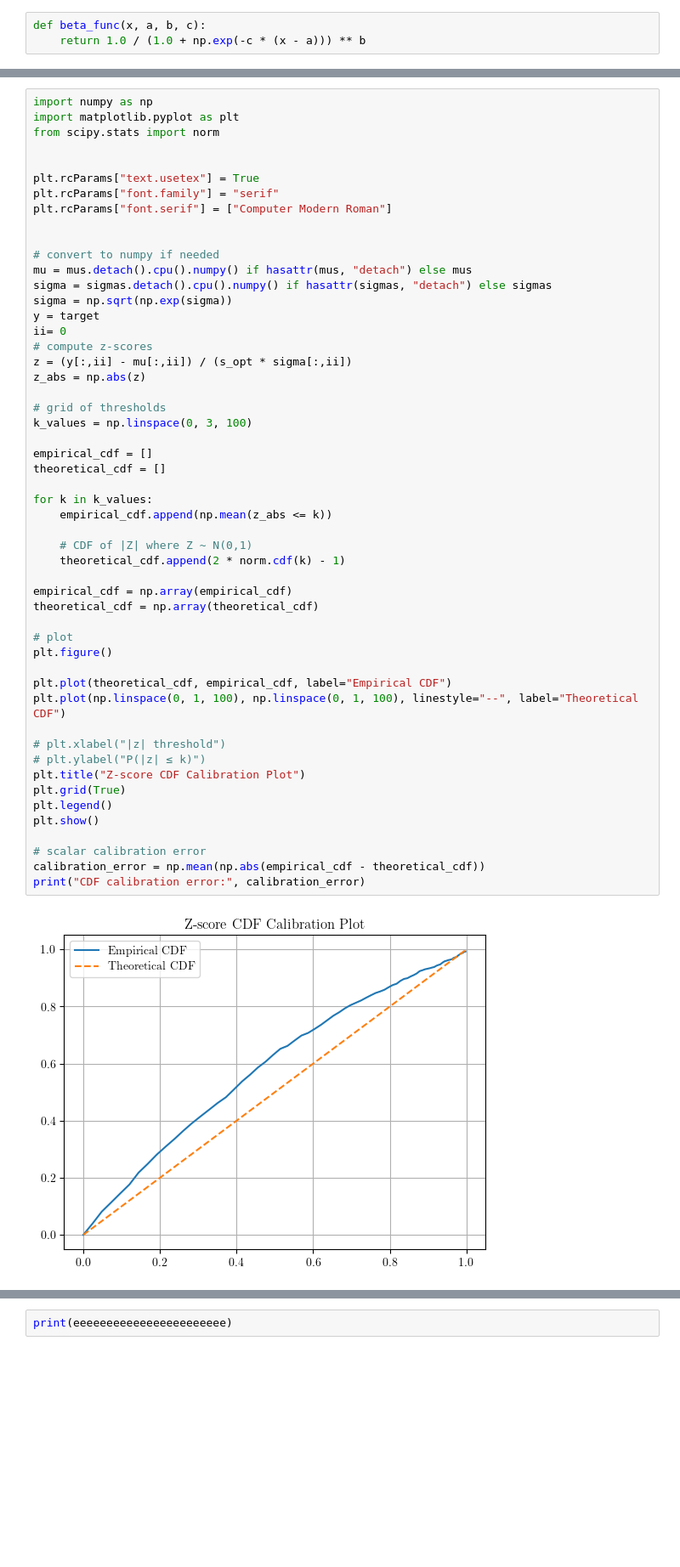
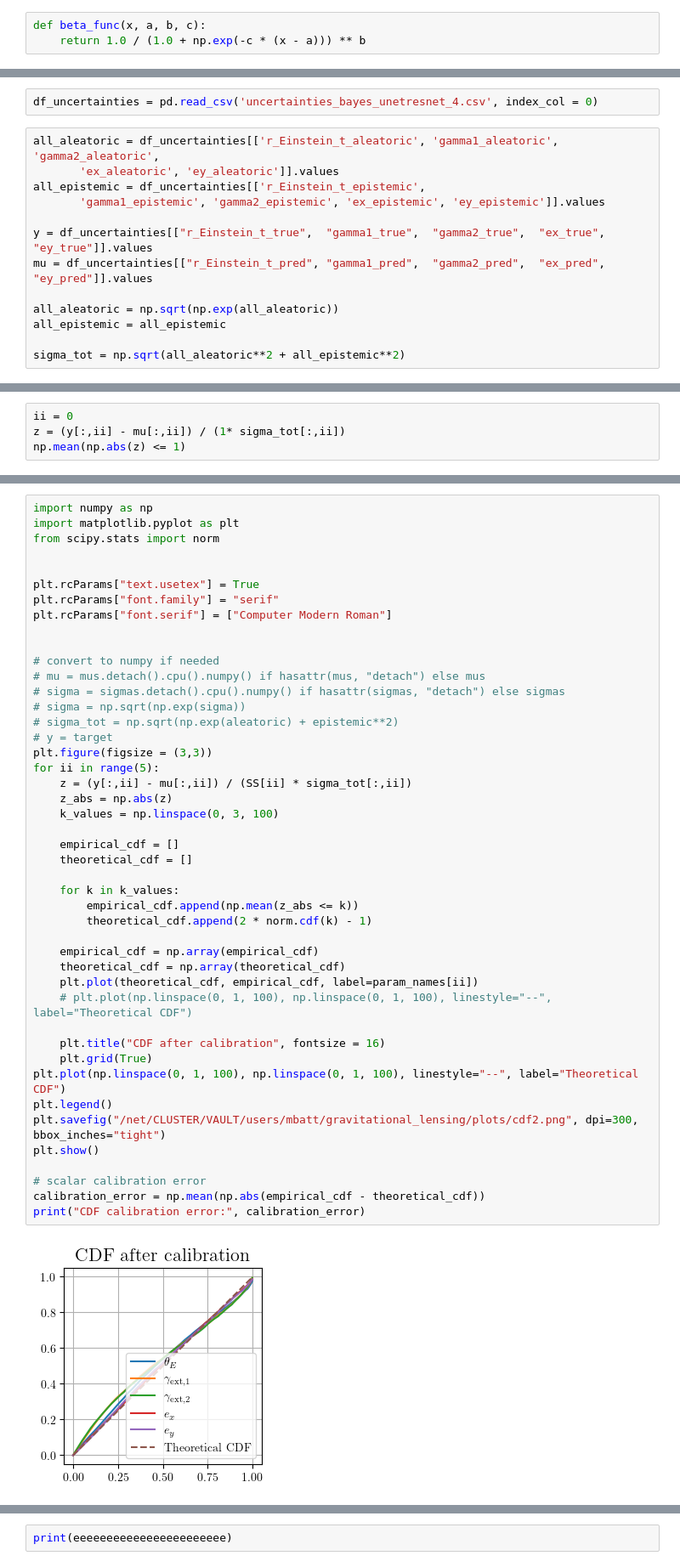
Before and after one commit to matthbatt/Deep-learning-gravitational-lensing, a Jupyter notebook: ResNet_bayesian.ipynb, the cells around one changed output, grey strips where cells are left out. Shown at 85% size. Drawn from its saved outputs; the diff is of its cells as text; blank space fills up the shorter version.

```diff
--- a/ResNet_bayesian.ipynb
+++ b/ResNet_bayesian.ipynb
@@ -475,3 +509,18 @@ plt.show()
+# %%
+df_uncertainties = pd.read_csv('uncertainties_bayes_unetresnet_4.csv', index_col = 0)
+# %%
+all_aleatoric = df_uncertainties[['r_Einstein_t_aleatoric', 'gamma1_aleatoric', 'gamma2_aleatoric',
+       'ex_aleatoric', 'ey_aleatoric']].values
+all_epistemic = df_uncertainties[['r_Einstein_t_epistemic',
+       'gamma1_epistemic', 'gamma2_epistemic', 'ex_epistemic', 'ey_epistemic']].values
+
+y = df_uncertainties[["r_Einstein_t_true",	"gamma1_true",	"gamma2_true",	"ex_true",	"ey_true"]].values
+mu = df_uncertainties[["r_Einstein_t_pred",	"gamma1_pred",	"gamma2_pred",	"ex_pred",	"ey_pred"]].values
+
+all_aleatoric = np.sqrt(np.exp(all_aleatoric))
+all_epistemic = all_epistemic
+
+sigma_tot = np.sqrt(all_aleatoric**2 + all_epistemic**2)
 # %%
 import numpy as np
 import matplotlib.pyplot as plt
@@ -563,0 +597,4 @@ Optimal uncertainty scale s: 0.7567567567567568
+# %%
+ii = 0
+z = (y[:,ii] - mu[:,ii]) / (1* sigma_tot[:,ii])
+np.mean(np.abs(z) <= 1)
@@ -564,54 +623,47 @@ Optimal uncertainty scale s: 0.7567567567567568
 # %%
 import numpy as np
 import matplotlib.pyplot as plt
 from scipy.stats import norm
 
 
 plt.rcParams["text.usetex"] = True
 plt.rcParams["font.family"] = "serif"
 plt.rcParams["font.serif"] = ["Computer Modern Roman"]
 
 
 # convert to numpy if needed
-mu = mus.detach().cpu().numpy() if hasattr(mus, "detach") else mus
-sigma = sigmas.detach().cpu().numpy() if hasattr(sigmas, "detach") else sigmas
-sigma = np.sqrt(np.exp(sigma))
-y = target
-ii= 0
-# compute z-scores
-z = (y[:,ii] - mu[:,ii]) / (s_opt * sigma[:,ii])
-z_abs = np.abs(z)
+# mu = mus.detach().cpu().numpy() if hasattr(mus, "detach") else mus
+# sigma = sigmas.detach().cpu().numpy() if hasattr(sigmas, "detach") else sigmas
+# sigma = np.sqrt(np.exp(sigma))
+# sigma_tot = np.sqrt(np.exp(aleatoric) + epistemic**2)
+# y = target
+plt.figure(figsize = (3,3))
+for ii in range(5):
+    z = (y[:,ii] - mu[:,ii]) / (SS[ii] * sigma_tot[:,ii])
+    z_abs = np.abs(z)
+    k_values = np.linspace(0, 3, 100)
 
-# grid of thresholds
-k_values = np.linspace(0, 3, 100)
+    empirical_cdf = []
+    theoretical_cdf = []
 
-empirical_cdf = []
-theoretical_cdf = []
+    for k in k_values:
+        empirical_cdf.append(np.mean(z_abs <= k))
+        theoretical_cdf.append(2 * norm.cdf(k) - 1)
 
-for k in k_values:
-    empirical_cdf.append(np.mean(z_abs <= k))
+    empirical_cdf = np.array(empirical_cdf)
+    theoretical_cdf = np.array(theoretical_cdf)
+    plt.plot(theoretical_cdf, empirical_cdf, label=param_names[ii])
+    # plt.plot(np.linspace(0, 1, 100), np.linspace(0, 1, 100), linestyle="--", label="Theoretical CDF")
 
-    # CDF of |Z| where Z ~ N(0,1)
-    theoretical_cdf.append(2 * norm.cdf(k) - 1)
-
-empirical_cdf = np.array(empirical_cdf)
-theoretical_cdf = np.array(theoretical_cdf)
-
-# plot
-plt.figure()
-
-plt.plot(theoretical_cdf, empirical_cdf, label="Empirical CDF")
+    plt.title("CDF after calibration", fontsize = 16)
+    plt.grid(True)
 plt.plot(np.linspace(0, 1, 100), np.linspace(0, 1, 100), linestyle="--", label="Theoretical CDF")
-
-# plt.xlabel("|z| threshold")
-# plt.ylabel("P(|z| ≤ k)")
-plt.title("Z-score CDF Calibration Plot")
-plt.grid(True)
 plt.legend()
+plt.savefig("/net/CLUSTER/VAULT/users/mbatt/gravitational_lensing/plots/cdf2.png", dpi=300, bbox_inches="tight")
 plt.show()
 
 # scalar calibration error
 calibration_error = np.mean(np.abs(empirical_cdf - theoretical_cdf))
 print("CDF calibration error:", calibration_error)
 # %% [output]
-[figure, old version]
+[figure, new version]
```
Also changed, not shown: parts of 47 cells of this notebook, 34 other files.
